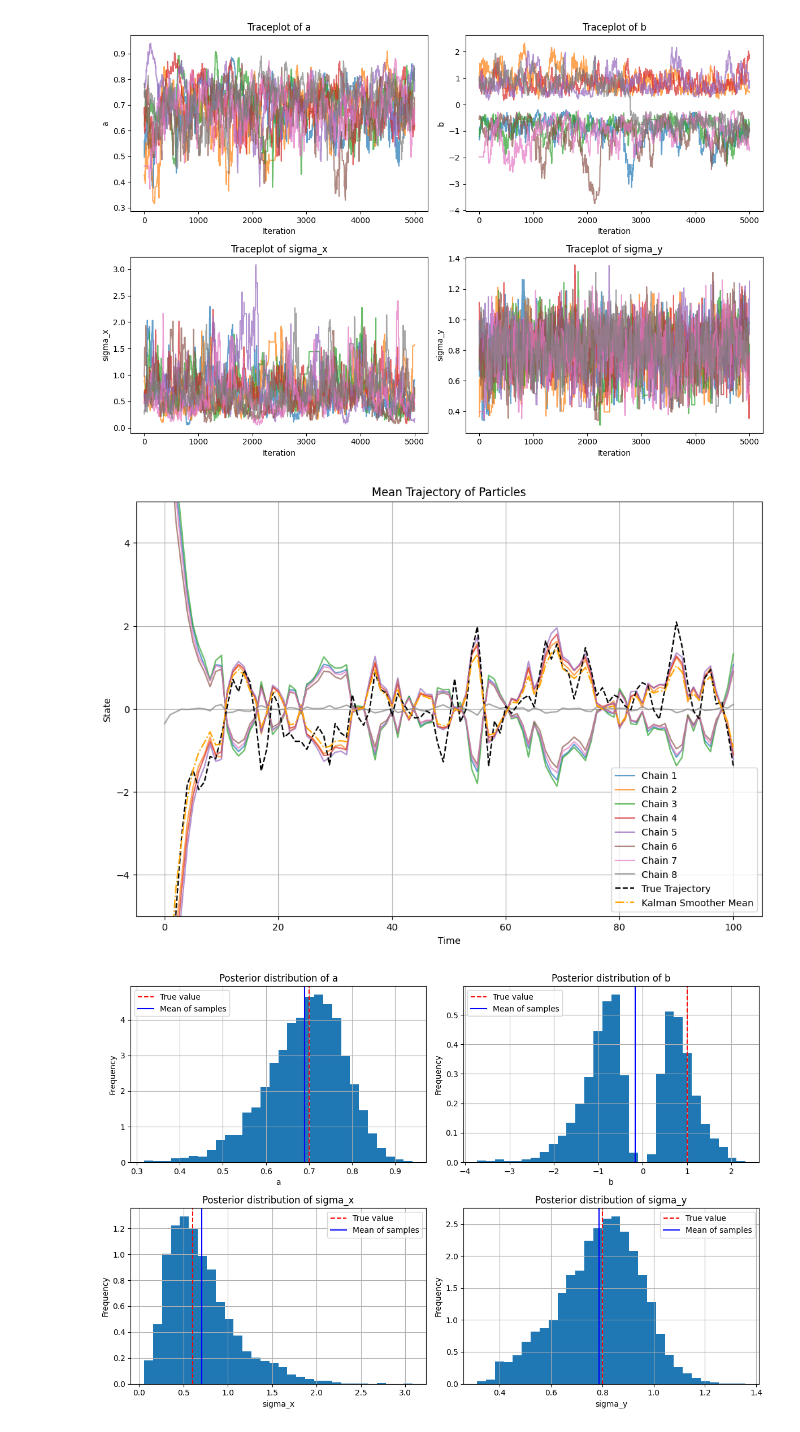
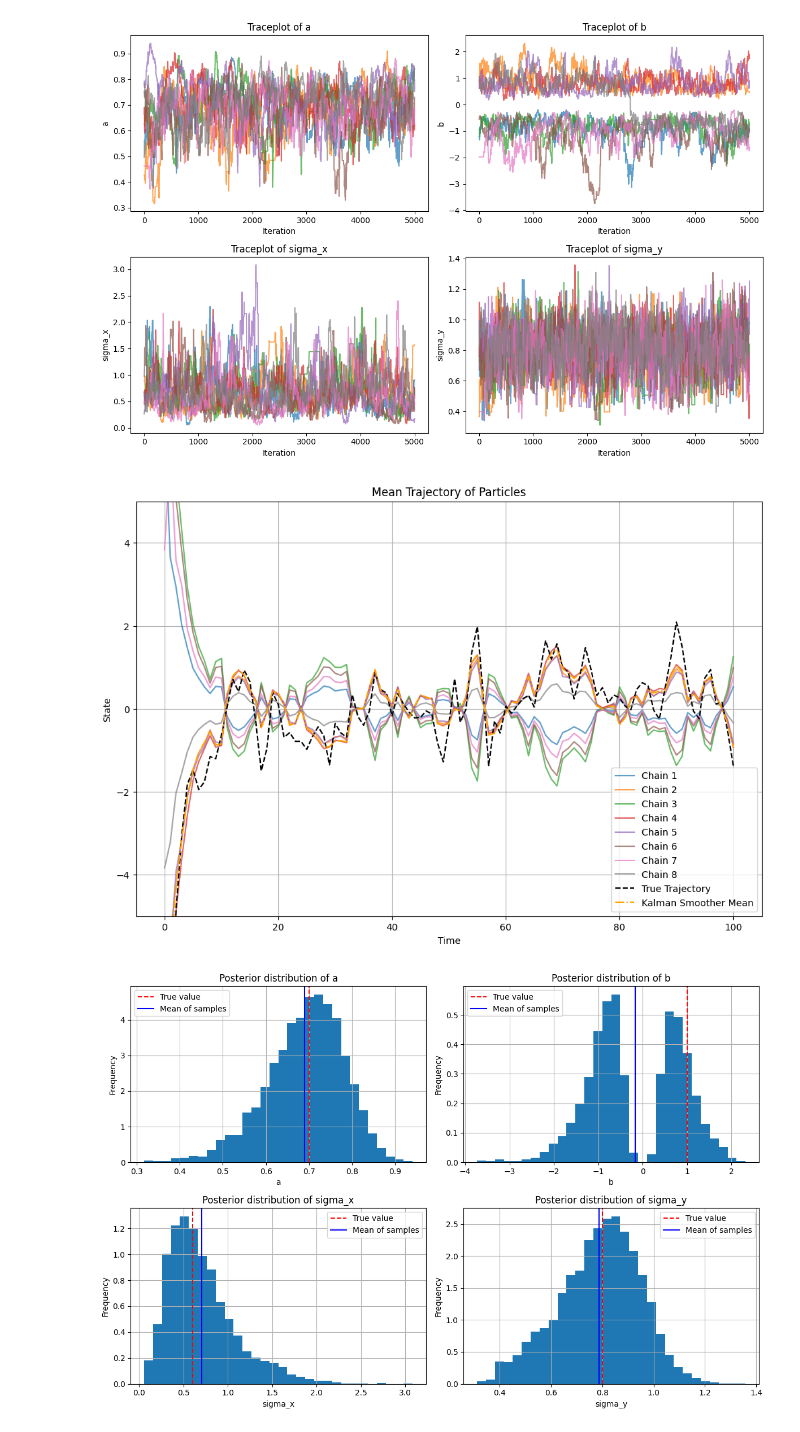
Before and after one commit to vitolev/mssv-smc, a Jupyter notebook: notebooks/06_PMMH.ipynb, the cells around one changed output. Drawn from its saved outputs; the diff is of its cells as text; code cells hidden in the pictures.

Commit message:
Update to trajectory computation, PIMH on MSSV, working on PMMH on MSSV, implement PGS

```diff
--- a/notebooks/06_PMMH.ipynb
+++ b/notebooks/06_PMMH.ipynb
@@ -186,9 +205,8 @@ for chain in range(n_chains):
         continue       # Skip the 1st chain which seems to have diverged
     samples, _, _, _ = results_bpf[chain]
     # Compute mean trajectory post burn-in
-    samples_post_burnin = samples[burn_in:]
-    np_samples_post_burnin = np.array([[state.x_t for state in sample] for sample in samples_post_burnin])
-    mean_trajectory = np.mean(np_samples_post_burnin, axis=0)
+    samples_x = np.array([sample.x_t for sample in samples])    # shapre (T+1, N)
+    mean_trajectory = np.mean(samples_x, axis=1)
     plt.plot(mean_trajectory, label=f"Chain {chain+1}", alpha=0.7)
 plt.plot(np.arange(1, len(x_true)+1), x_true, label="True Trajectory", color='black', linestyle='--')
 plt.plot(np.arange(1, len(mu_smooth)+1), mu_smooth, label="Kalman Smoother Mean", color='orange', linestyle='-.')
@@ -276,3 +294,30 @@ plt.tight_layout()
 plt.show()
 # %% [output]
 [figure]
+# %%
+# Plot mean trajectory with credible intervals across all chains
+plt.figure(figsize=(12, 8))
+all_samples_x = []
+for chain in range(n_chains):
+    if chain == 0:
+        continue       # Skip the 1st chain which seems to have diverged
+    samples, _, _, _ = results_bpf[chain]
+    samples_x = np.array([sample.x_t for sample in samples])    # shapre (T+1, N)
+    if chain == 1 or chain == 5:
+        # Invert values for chains 2 and 6 to correct the identifiability issue
+        samples_x = -samples_x
+    all_samples_x.append(samples_x)
+all_samples_x = np.concatenate(all_samples_x, axis=1)   # shape (T+1, N * n_chains)
+mean_trajectory = np.mean(all_samples_x, axis=1)
+lower_bound = np.percentile(all_samples_x, 2.5, axis=1)
+upper_bound = np.percentile(all_samples_x, 97.5, axis=1)
+plt.plot(mean_trajectory, label="Mean Trajectory", color='blue')
+plt.fill_between(np.arange(0, len(mean_trajectory)), lower_bound, upper_bound, color='blue', alpha=0.2, label="95% Credible Interval")
+plt.plot(np.arange(1, len(x_true)+1), x_true, label="True Trajectory", color='black', linestyle='--')
+plt.plot(np.arange(1, len(mu_smooth)+1), mu_smooth, label="Kalman Smoother Mean", color='orange', linestyle='-.')
+plt.xlabel("Time")
+plt.ylabel("State")
+plt.title("Mean Trajectory with 95% Credible Interval")
+plt.legend()
+plt.ylim(-5, 5)
+plt.grid()
@@ -392,24 +439,23 @@ plt.show()
 # %%
 # Now let's look at samples of trajectories
 plt.figure(figsize=(12, 8))
 for chain in range(n_chains):
     samples, _, _, _ = results_apf[chain]
     # Compute mean trajectory post burn-in
-    samples_post_burnin = samples[burn_in:]
-    np_samples_post_burnin = np.array([[state.x_t for state in sample] for sample in samples_post_burnin])
-    mean_trajectory = np.mean(np_samples_post_burnin, axis=0)
+    samples_x = np.array([sample.x_t for sample in samples])    # shapre (T+1, N)
+    mean_trajectory = np.mean(samples_x, axis=1)
     plt.plot(mean_trajectory, label=f"Chain {chain+1}", alpha=0.7)
 plt.plot(np.arange(1, len(x_true)+1), x_true, label="True Trajectory", color='black', linestyle='--')
 plt.plot(np.arange(1, len(mu_smooth)+1), mu_smooth, label="Kalman Smoother Mean", color='orange', linestyle='-.')
 plt.xlabel("Time")
 plt.ylabel("State")
 plt.title("Mean Trajectory of Particles")
 plt.legend()
 plt.grid()
 plt.ylim(-5, 5)
 plt.show()
 # %% [output]
-[figure, old version]
+[figure, new version]
 # %%
 # Plot distribution of parameters post burn-in
 chain_thetas = []
```
Also changed, not shown: parts of 24 cells of this notebook, 13 other files.
